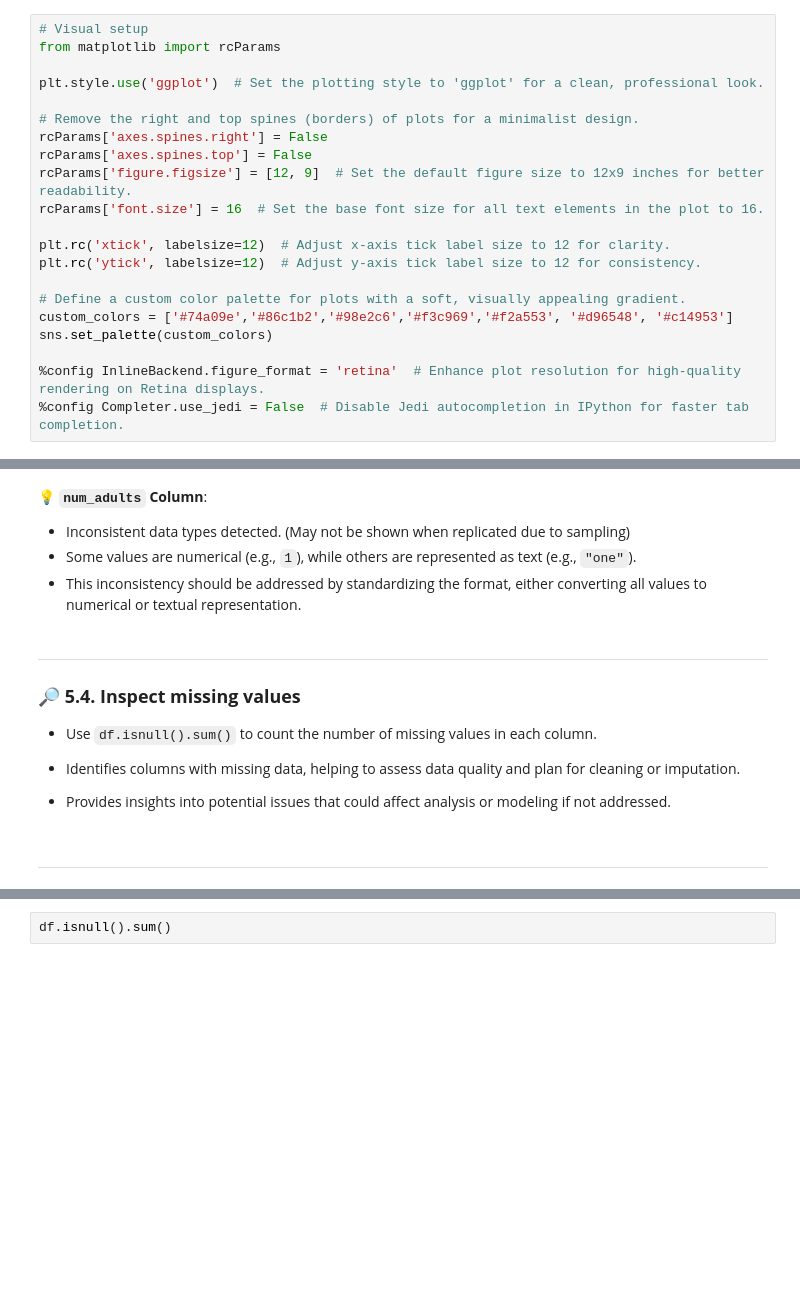
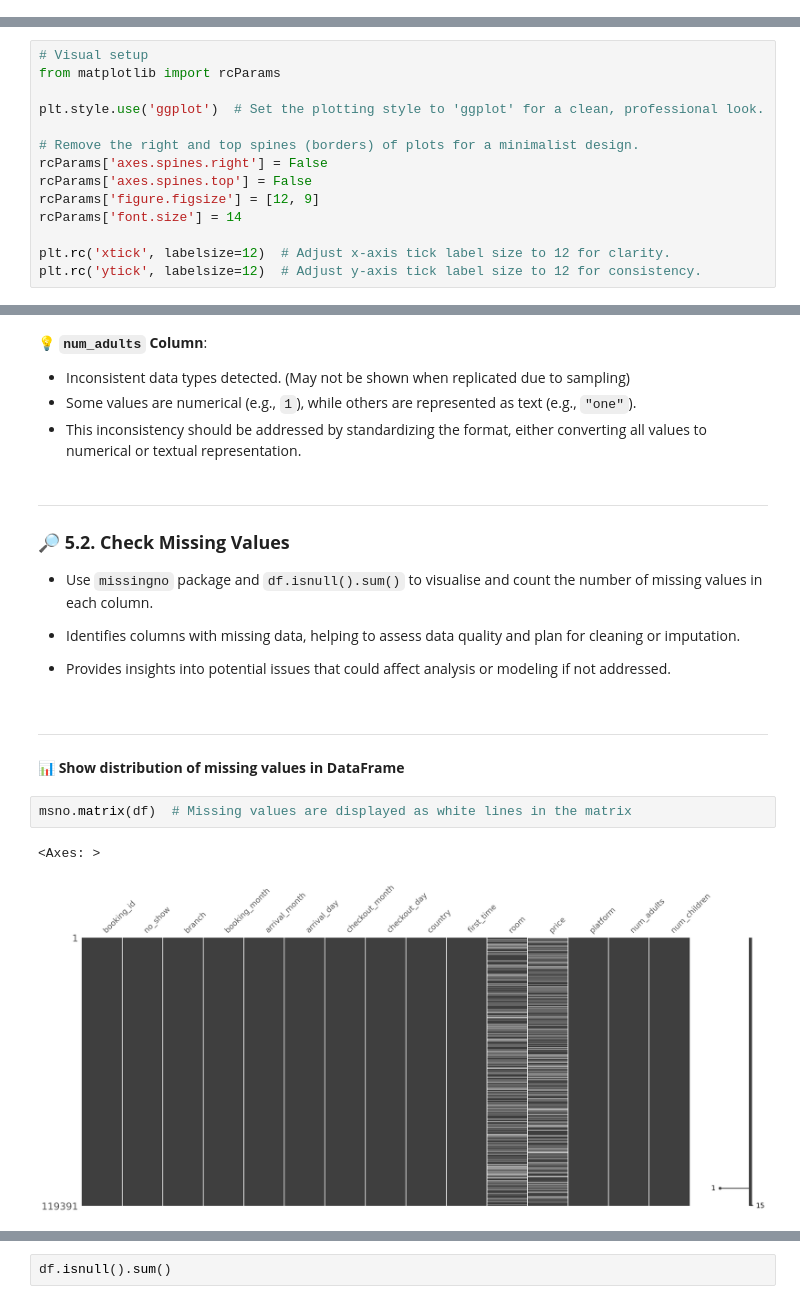
Before and after one commit to JoelNgiamKeeYong/aiap-ta-2024, a Jupyter notebook: eda.ipynb, the cells around one changed output, grey strips where cells are left out. Cells and saved outputs as stored; diff of their text form; blank space fills up the shorter version.

```diff
--- a/eda.ipynb
+++ b/eda.ipynb
@@ -99,24 +112,3 @@ import seaborn as sns
 
 # Database libraries
 import sqlite3
-# %%
-# Visual setup
-from matplotlib import rcParams
-
-plt.style.use('ggplot')  # Set the plotting style to 'ggplot' for a clean, professional look.
-
-# Remove the right and top spines (borders) of plots for a minimalist design.
-rcParams['axes.spines.right'] = False
-rcParams['axes.spines.top'] = False
-rcParams['figure.figsize'] = [12, 9]  # Set the default figure size to 12x9 inches for better readability.
-rcParams['font.size'] = 16  # Set the base font size for all text elements in the plot to 16.
-
-plt.rc('xtick', labelsize=12)  # Adjust x-axis tick label size to 12 for clarity.
-plt.rc('ytick', labelsize=12)  # Adjust y-axis tick label size to 12 for consistency.
-
-# Define a custom color palette for plots with a soft, visually appealing gradient.
-custom_colors = ['#74a09e','#86c1b2','#98e2c6','#f3c969','#f2a553', '#d96548', '#c14953']
-sns.set_palette(custom_colors)
-
-%config InlineBackend.figure_format = 'retina'  # Enhance plot resolution for high-quality rendering on Retina displays.
-%config Completer.use_jedi = False  # Disable Jedi autocompletion in IPython for faster tab completion.
@@ -136,3 +139,17 @@ np.random.seed(42)
+# %%
+# Visual setup
+from matplotlib import rcParams
+
+plt.style.use('ggplot')  # Set the plotting style to 'ggplot' for a clean, professional look.
+
+# Remove the right and top spines (borders) of plots for a minimalist design.
+rcParams['axes.spines.right'] = False
+rcParams['axes.spines.top'] = False
+rcParams['figure.figsize'] = [12, 9]
+rcParams['font.size'] = 14
+
+plt.rc('xtick', labelsize=12)  # Adjust x-axis tick label size to 12 for clarity.
+plt.rc('ytick', labelsize=12)  # Adjust y-axis tick label size to 12 for consistency.
 # %% [markdown]
 ---
 ---
@@ -274,9 +294,9 @@ df.sample(5, random_state=2508)  # Add random_state for reproducibility
 - This inconsistency should be addressed by standardizing the format, either converting all values to numerical or textual representation.
 # %% [markdown]
 ---
-### 🔎 **5.4. Inspect missing values**
+### 🔎 **5.2. Check Missing Values**
 
-- Use `df.isnull().sum()` to count the number of missing values in each column.
+- Use `missingno` package and `df.isnull().sum()` to visualise and count the number of missing values in each column.
 
 - Identifies columns with missing data, helping to assess data quality and plan for cleaning or imputation.
 
@@ -285,3 +305,10 @@ df.sample(5, random_state=2508)  # Add random_state for reproducibility
 <br>
 
 ---
+# %% [markdown]
+**📊 Show distribution of missing values in DataFrame**
+# %%
+msno.matrix(df)  # Missing values are displayed as white lines in the matrix
+# %% [output]
+<Axes: >
+[figure, added]
```
Also changed, not shown: parts of 204 cells of this notebook, 5 other files.
